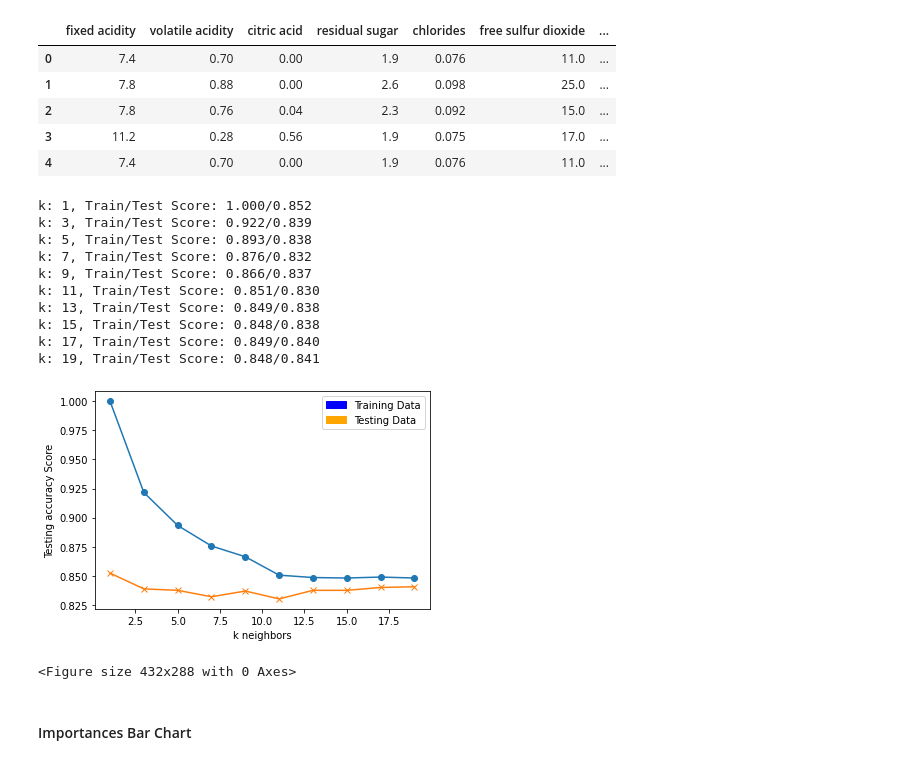
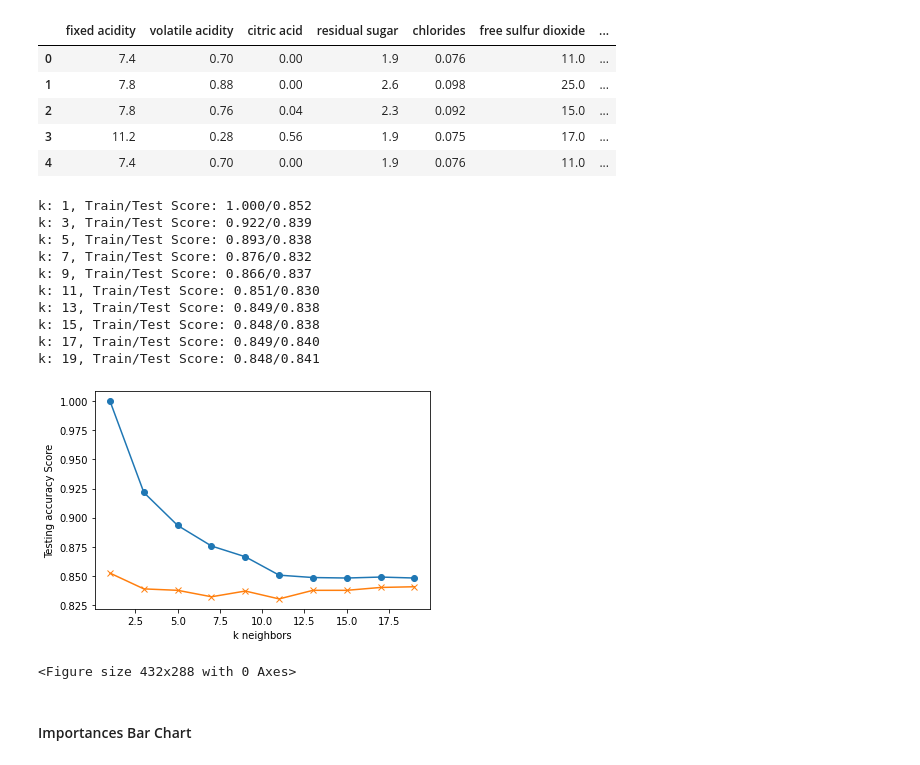
Before and after one commit to bea03013/GrapeExpectations, a Jupyter notebook: Jupyter Notebooks/Wine.ipynb, the cells around one changed output. Drawn from its saved outputs; the diff is of its cells as text; code cells hidden in the pictures.

```diff
--- a/Jupyter Notebooks/Wine.ipynb
+++ b/Jupyter Notebooks/Wine.ipynb
@@ -107,37 +107,34 @@ import matplotlib.patches as mpatches
 # Note: We only use odd numbers because we don't want any ties
 train_scores = []
 test_scores = []
 for k in range(1, 20, 2):
     knn = KNeighborsClassifier(n_neighbors=k)
     knn.fit(X_train_scaled, y_train)
     train_score = knn.score(X_train_scaled, y_train)
     test_score = knn.score(X_test_scaled, y_test)
     train_scores.append(train_score)
     test_scores.append(test_score)
     print(f"k: {k}, Train/Test Score: {train_score:.3f}/{test_score:.3f}")
 
 
 plt.plot(range(1, 20, 2), train_scores, marker='o')
 plt.plot(range(1, 20, 2), test_scores, marker="x")
 plt.xlabel("k neighbors")
 plt.ylabel("Testing accuracy Score")
-train = mpatches.Patch(color='blue', label='Training Data')
-test = mpatches.Patch(color='orange', label='Testing Data')
-plt.legend(handles=[train, test])
 plt.show()
 plt.savefig("../static/images/knn.png")
 # %% [output]
 k: 1, Train/Test Score: 1.000/0.852
 k: 3, Train/Test Score: 0.922/0.839
 k: 5, Train/Test Score: 0.893/0.838
 k: 7, Train/Test Score: 0.876/0.832
 k: 9, Train/Test Score: 0.866/0.837
 k: 11, Train/Test Score: 0.851/0.830
 k: 13, Train/Test Score: 0.849/0.838
 k: 15, Train/Test Score: 0.848/0.838
 k: 17, Train/Test Score: 0.849/0.840
 k: 19, Train/Test Score: 0.848/0.841
-[figure, old version]
+[figure, new version]
 <Figure size 432x288 with 0 Axes>
 # %% [markdown]
 #### Importances Bar Chart
```
